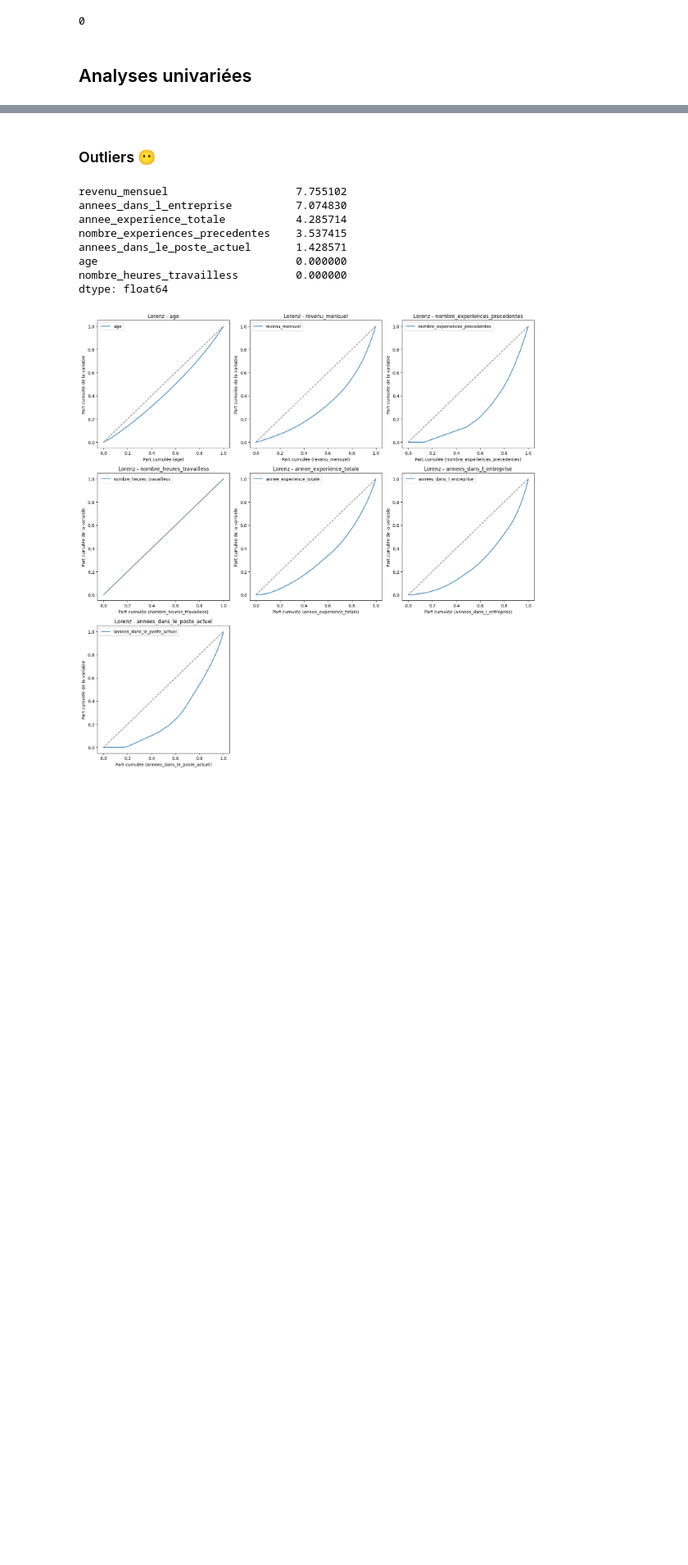
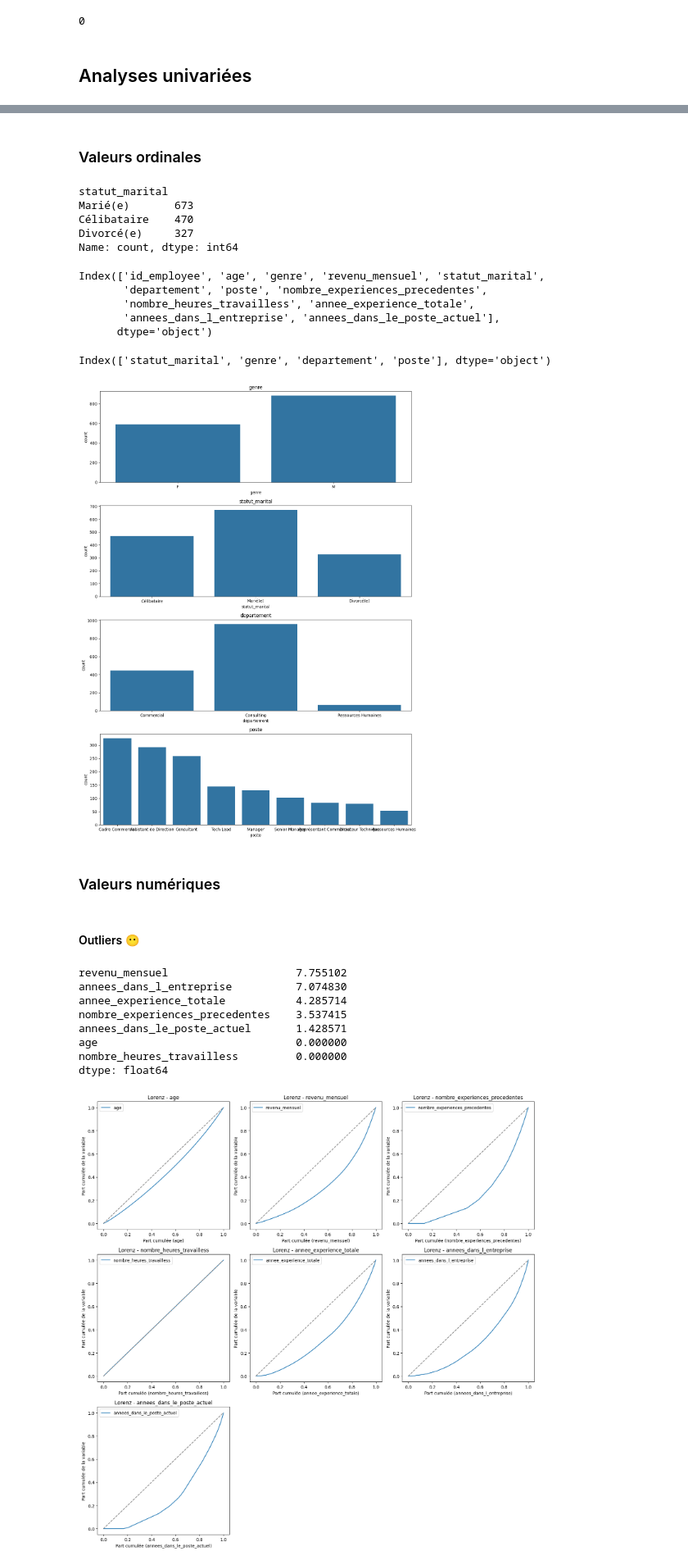
Before and after one commit to maximebarbier01/technova-attrition, a Jupyter notebook: notebook/01-EDA.ipynb, the cells around one changed output, grey strips where cells are left out. Shown at 82% size. Cells and saved outputs as stored; diff of their text form; code cells hidden in the pictures; blank space fills up the shorter version.

```diff
--- a/notebook/01-EDA.ipynb
+++ b/notebook/01-EDA.ipynb
@@ -150,5 +173,51 @@ info.duplicated().sum()
+# %% [markdown]
+### Valeurs ordinales
+# %%
+info.statut_marital.value_counts()
+# %% [output]
+statut_marital
+Marié(e)       673
+Célibataire    470
+Divorcé(e)     327
+Name: count, dtype: int64
+# %%
+info.columns
+# %% [output]
+Index(['id_employee', 'age', 'genre', 'revenu_mensuel', 'statut_marital',
+       'departement', 'poste', 'nombre_experiences_precedentes',
+       'nombre_heures_travailless', 'annee_experience_totale',
+       'annees_dans_l_entreprise', 'annees_dans_le_poste_actuel'],
+      dtype='object')
+# %%
+info[["statut_marital","genre","departement","poste"]].columns
+# %% [output]
+Index(['statut_marital', 'genre', 'departement', 'poste'], dtype='object')
+# %%
+cols = info.select_dtypes(exclude='number').columns
+
+n_cols = 1  # 👉 2 graphes par ligne
+n_plots = len(cols)
+n_rows = 4
+
+fig, axes = plt.subplots(n_rows, n_cols, figsize=(12, 4 * n_rows))
+axes = axes.flatten()
+
+for i, col in enumerate(cols):
+    sns.countplot(x=info[col], ax=axes[i])
+    axes[i].set_title(col)
+
+# supprimer les axes vides
+for j in range(i + 1, len(axes)):
+    fig.delaxes(axes[j])
+
+plt.tight_layout()
+plt.show()
+# %% [output]
+[figure, added]
+# %% [markdown]
+### Valeurs numériques
 # %% [markdown]
-### Outliers 😶
+#### Outliers 😶
 # %%
 data = info.drop("id_employee",axis=1).select_dtypes(include="number")
 # %%
```
Also changed, not shown: parts of 81 cells of this notebook, 1 other file.
